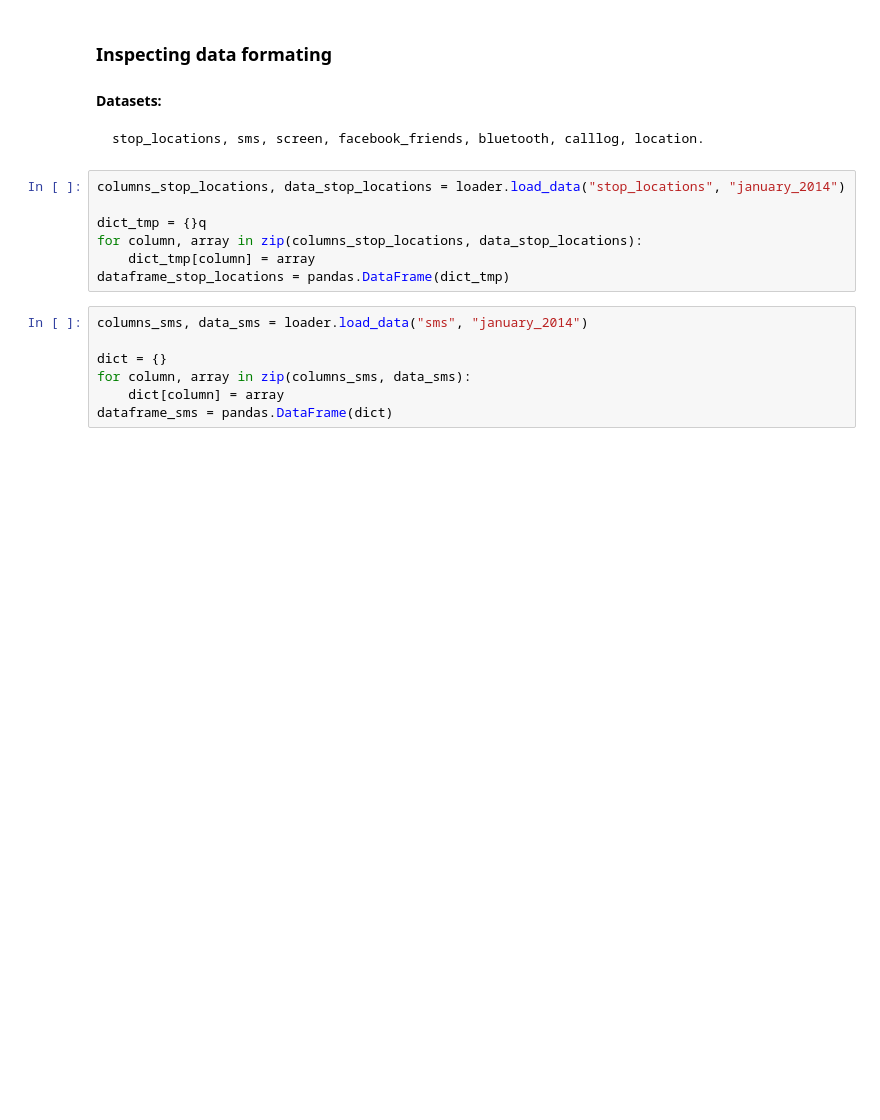
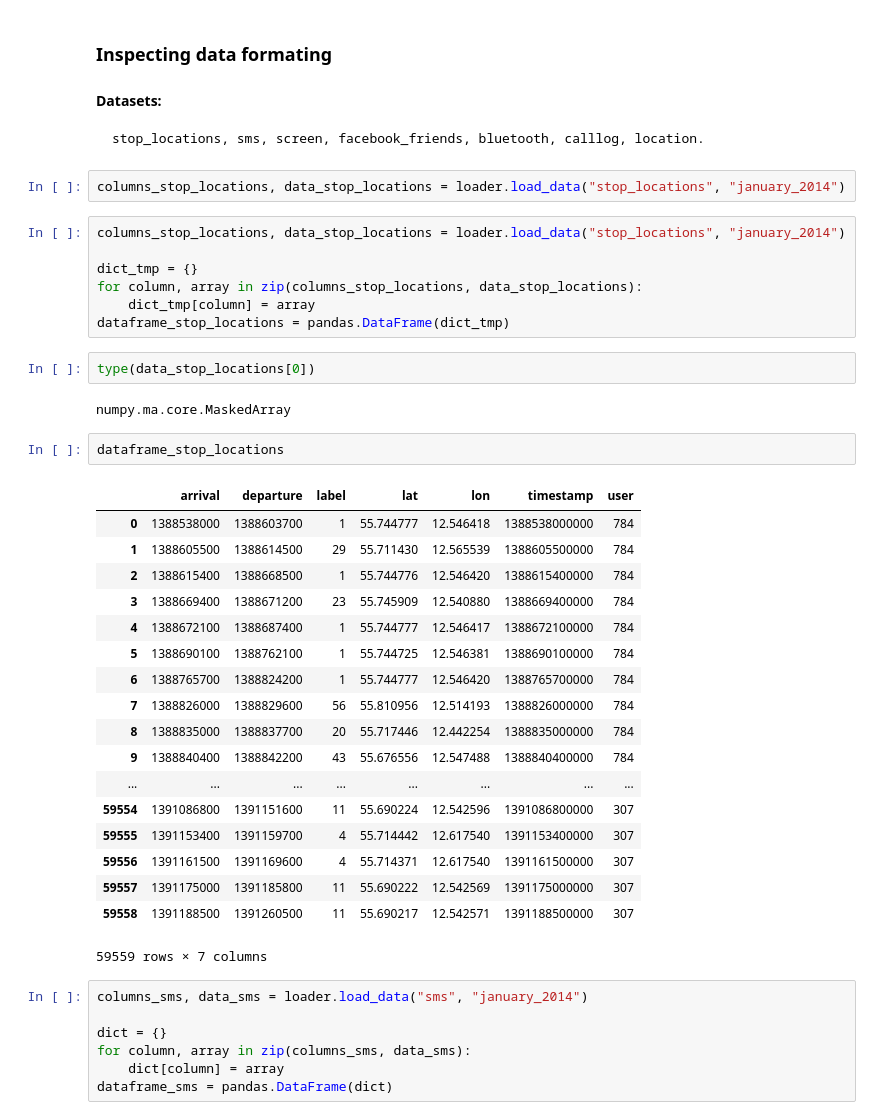
Before and after one commit to ulfaslak/MScProject-build-dataset, a Jupyter notebook: build_dataset/playspace/data_inspection_ulf.ipynb, the cells around one changed output. Cells and saved outputs as stored; diff of their text form; blank space fills up the shorter version.

```diff
--- a/build_dataset/playspace/data_inspection_ulf.ipynb
+++ b/build_dataset/playspace/data_inspection_ulf.ipynb
@@ -11,13 +11,40 @@ import json
 ### Inspecting data formating
 #### Datasets:
     stop_locations, sms, screen, facebook_friends, bluetooth, calllog, location.
+# %%
+columns_stop_locations, data_stop_locations = loader.load_data("stop_locations", "january_2014")
 # %%
 columns_stop_locations, data_stop_locations = loader.load_data("stop_locations", "january_2014")
 
-dict_tmp = {}q
+dict_tmp = {}
 for column, array in zip(columns_stop_locations, data_stop_locations):
     dict_tmp[column] = array
 dataframe_stop_locations = pandas.DataFrame(dict_tmp)
+# %%
+type(data_stop_locations[0])
+# %% [output]
+numpy.ma.core.MaskedArray
+# %%
+dataframe_stop_locations
+# %% [output]
+|  | arrival | departure | label | lat | lon | timestamp | user |
+| 0 | 1388538000 | 1388603700 | 1 | 55.744777 | 12.546418 | 1388538000000 | 784 |
+| 1 | 1388605500 | 1388614500 | 29 | 55.711430 | 12.565539 | 1388605500000 | 784 |
+| 2 | 1388615400 | 1388668500 | 1 | 55.744776 | 12.546420 | 1388615400000 | 784 |
+| 3 | 1388669400 | 1388671200 | 23 | 55.745909 | 12.540880 | 1388669400000 | 784 |
+| 4 | 1388672100 | 1388687400 | 1 | 55.744777 | 12.546417 | 1388672100000 | 784 |
+| 5 | 1388690100 | 1388762100 | 1 | 55.744725 | 12.546381 | 1388690100000 | 784 |
+| 6 | 1388765700 | 1388824200 | 1 | 55.744777 | 12.546420 | 1388765700000 | 784 |
+| 7 | 1388826000 | 1388829600 | 56 | 55.810956 | 12.514193 | 1388826000000 | 784 |
+| 8 | 1388835000 | 1388837700 | 20 | 55.717446 | 12.442254 | 1388835000000 | 784 |
+| 9 | 1388840400 | 1388842200 | 43 | 55.676556 | 12.547488 | 1388840400000 | 784 |
+| ... | ... | ... | ... | ... | ... | ... | ... |
+| 59554 | 1391086800 | 1391151600 | 11 | 55.690224 | 12.542596 | 1391086800000 | 307 |
+| 59555 | 1391153400 | 1391159700 | 4 | 55.714442 | 12.617540 | 1391153400000 | 307 |
+| 59556 | 1391161500 | 1391169600 | 4 | 55.714371 | 12.617540 | 1391161500000 | 307 |
+| 59557 | 1391175000 | 1391185800 | 11 | 55.690222 | 12.542569 | 1391175000000 | 307 |
+| 59558 | 1391188500 | 1391260500 | 11 | 55.690217 | 12.542571 | 1391188500000 | 307 |
+59559 rows × 7 columns
 # %%
 columns_sms, data_sms = loader.load_data("sms", "january_2014")
 
```
Also changed, not shown: 3 other files.
